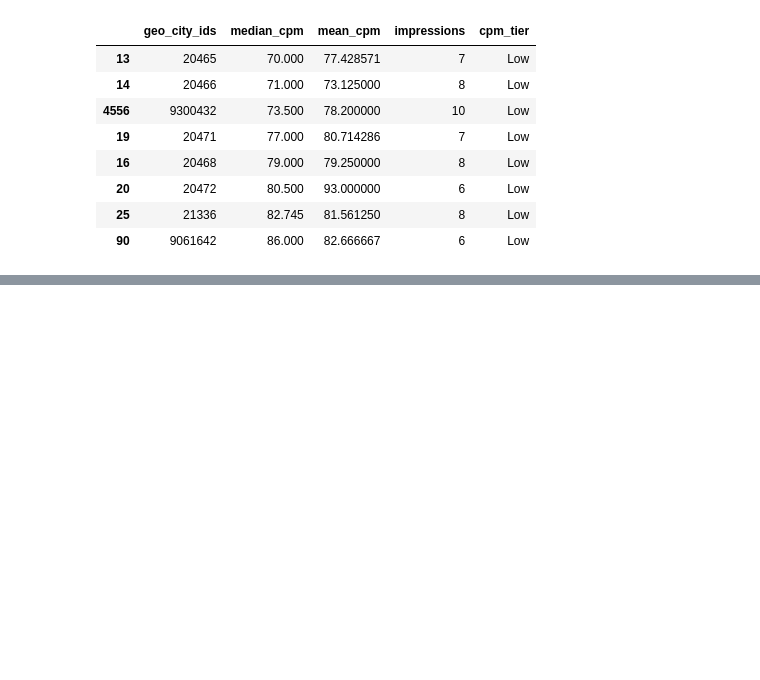
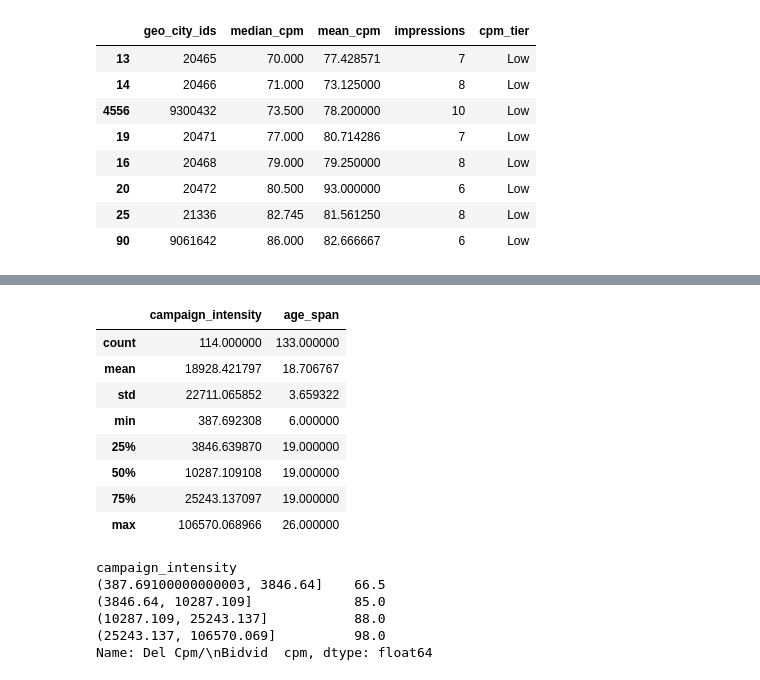
Before and after one commit to AdwitBarun/cpm-predictor, a Jupyter notebook: analysis.ipynb, the cells around one changed output, grey strips where cells are left out. Saved outputs shown, nothing was run; the diff lists cells and outputs as text; code cells hidden in the pictures; blank space fills up the shorter version.

```diff
--- a/analysis.ipynb
+++ b/analysis.ipynb
@@ -1273,0 +1252,8 @@ NameError: name 'city_id_to_name' is not defined
+# %%
+df["geo_city_count"] = df["geo_city_ids"].apply(
+    lambda x: len(x) if isinstance(x, list) else 0
+)
+
+df["geo_state_count"] = df["geo_state_ids"].apply(
+    lambda x: len(x) if isinstance(x, list) else 0
+)
@@ -1273,0 +1262,4 @@ NameError: name 'city_id_to_name' is not defined
+# %%
+df["geo_avg_market_tier"] = df["geo_city_ids"].apply(
+    lambda x: mean_tier_from_ids(x, city_tier_lookup)
+)
@@ -1273,0 +1276,41 @@ NameError: name 'city_id_to_name' is not defined
+# %%
+# Ensure Planned Budget is numeric
+df["Planned Budget"] = pd.to_numeric(df["Planned Budget"], errors="coerce")
+
+df["campaign_intensity"] = (
+    df["Planned Budget"] / df["campaign_duration_days"]
+)
+
+# Avoid inf / division-by-zero artifacts
+df.loc[df["campaign_duration_days"] <= 0, "campaign_intensity"] = np.nan
+
+
+# =========================================================
+# 2. Age Span (TG-based)
+# =========================================================
+
+df["age_span"] = df["age_max"] - df["age_min"]
+
+# Guard against negative or invalid spans
+df.loc[df["age_span"] < 0, "age_span"] = np.nan
+# %%
+df[["campaign_intensity", "age_span"]].describe()
+# %% [output]
+|  | campaign_intensity | age_span |
+| count | 114.000000 | 133.000000 |
+| mean | 18928.421797 | 18.706767 |
+| std | 22711.065852 | 3.659322 |
+| min | 387.692308 | 6.000000 |
+| 25% | 3846.639870 | 19.000000 |
+| 50% | 10287.109108 | 19.000000 |
+| 75% | 25243.137097 | 19.000000 |
+| max | 106570.068966 | 26.000000 |
+# %%
+df.groupby(pd.qcut(df["campaign_intensity"], 4))[del_cpm].median()
+# %% [output]
+campaign_intensity
+(387.69100000000003, 3846.64]    66.5
+(3846.64, 10287.109]             85.0
+(10287.109, 25243.137]           88.0
+(25243.137, 106570.069]          98.0
+Name: Del Cpm/\nBidvid  cpm, dtype: float64
```
Also changed, not shown: parts of 36 cells of this notebook, 1 other file.
